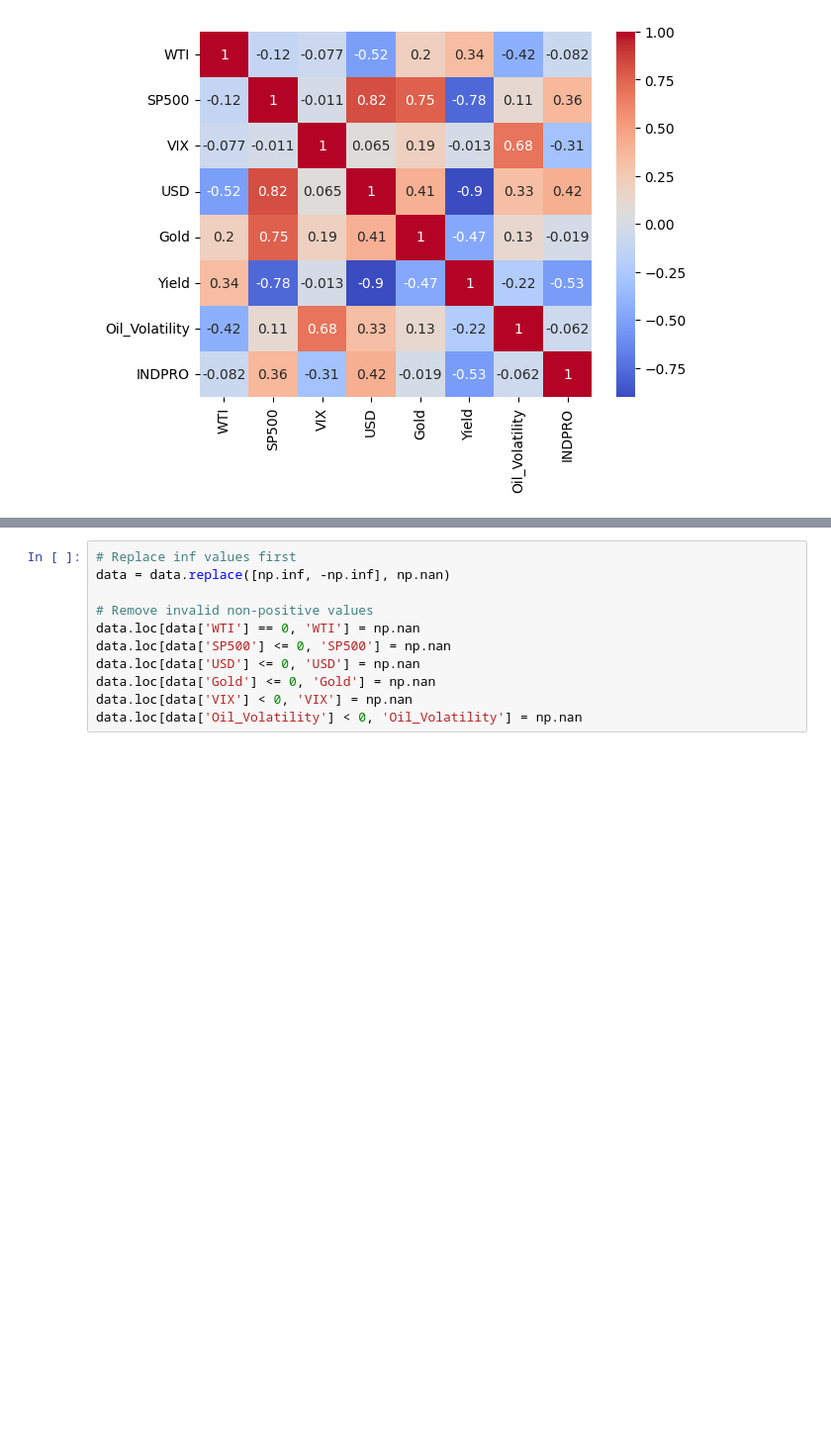
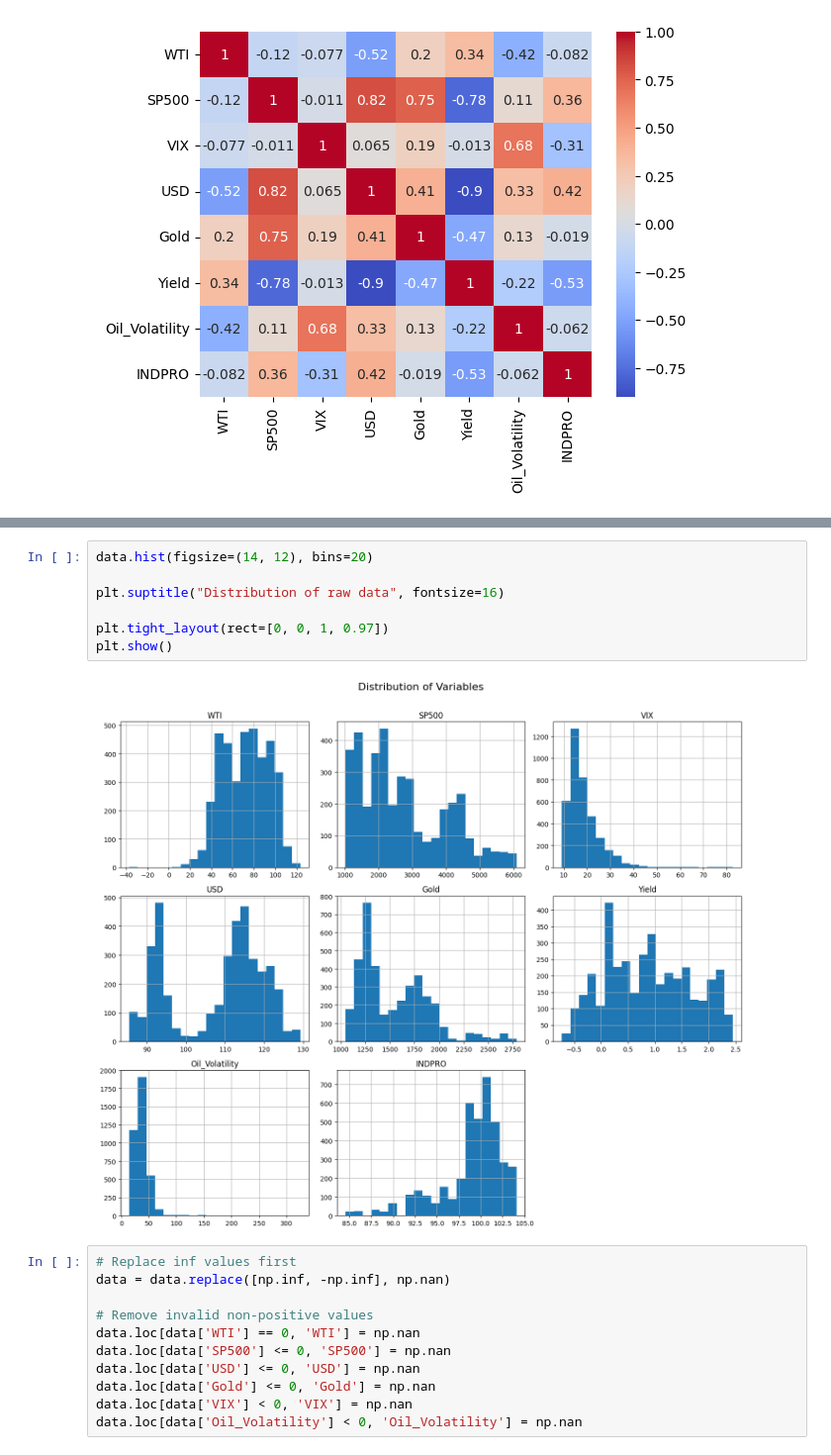
Before and after one commit to Carlson29/Crude-Oil-Prices-Model, a Jupyter notebook: code Files/oil_prediction.ipynb, the cells around one changed output, grey strips where cells are left out. Shown at 99% size. Cells and saved outputs as stored; diff of their text form; blank space fills up the shorter version.

```diff
--- a/code Files/oil_prediction.ipynb
+++ b/code Files/oil_prediction.ipynb
@@ -308,3 +281,12 @@ for col in data.columns:
+# %%
+data.hist(figsize=(14, 12), bins=20)
+
+plt.suptitle("Distribution of raw data", fontsize=16)
+
+plt.tight_layout(rect=[0, 0, 1, 0.97])
+plt.show()
+# %% [output]
+[figure, added]
 # %%
 # Replace inf values first
 data = data.replace([np.inf, -np.inf], np.nan)
```
Also changed, not shown: parts of 7 cells of this notebook.
